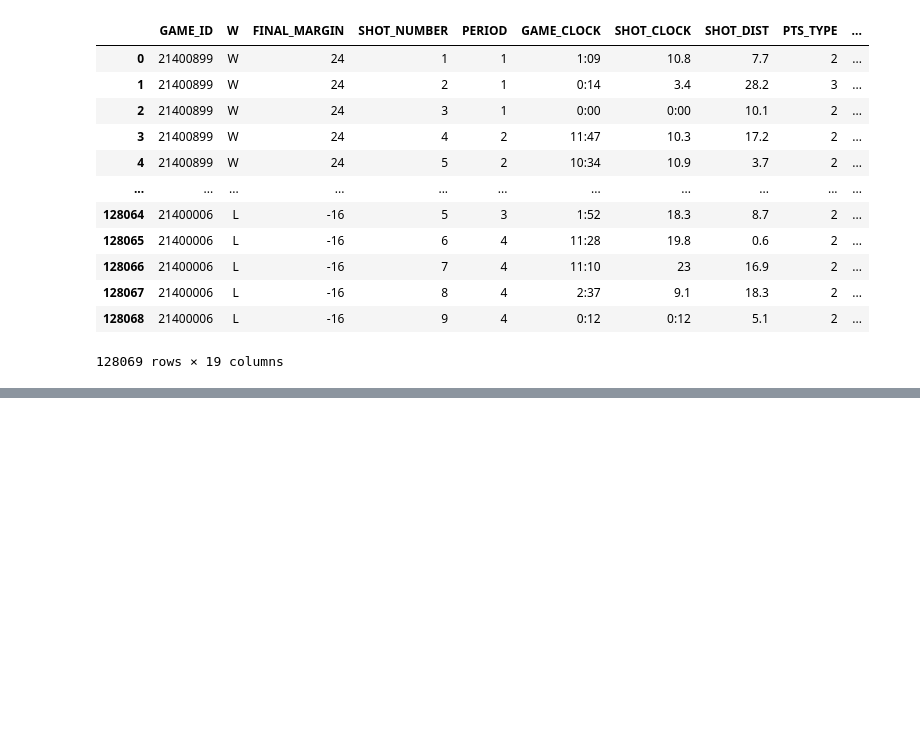
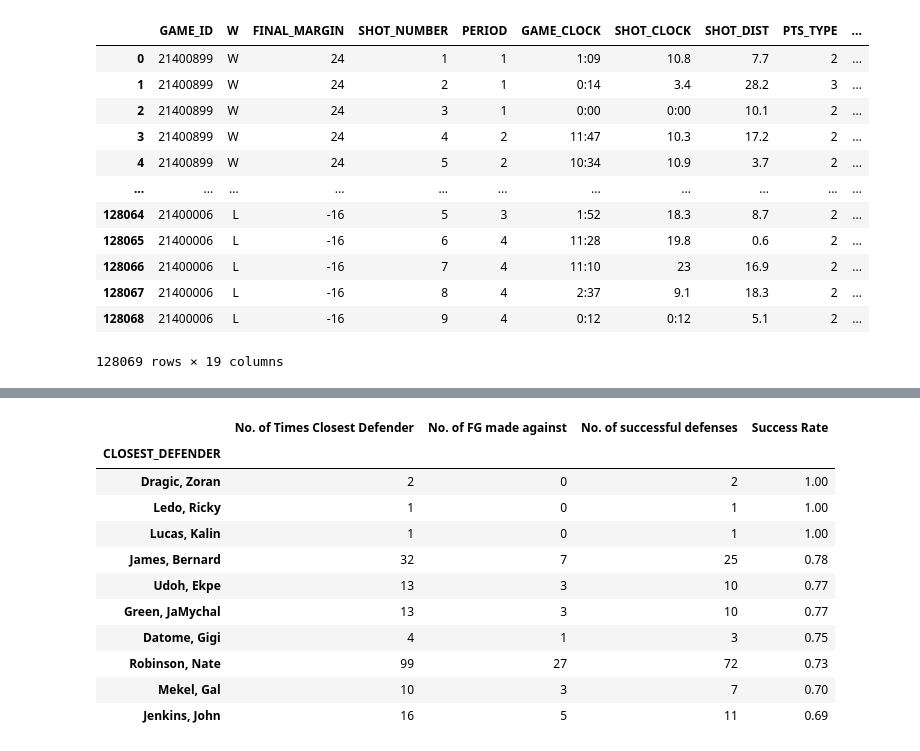
Before and after one commit to briennecole/NBA_Shot_Analysis, a Jupyter notebook: NBA_analysis_brienne.ipynb, the cells around one changed output, grey strips where cells are left out. Cells and saved outputs as stored; diff of their text form; code cells hidden in the pictures; blank space fills up the shorter version.

```diff
--- a/NBA_analysis_brienne.ipynb
+++ b/NBA_analysis_brienne.ipynb
@@ -195,0 +188,18 @@ defense_df
+# %%
+# Top Performing Defenders
+#Sort and display the top ten defensive players by % missed FG's as the closest defender.
+top_defense = defender_df.sort_values("Success Rate", ascending=False)
+top_defense.head(10)
+# %% [output]
+|  | No. of Times Closest Defender | No. of FG made against | No. of successful defenses | Success Rate |
+| CLOSEST_DEFENDER |  |  |  |  |
+| Dragic, Zoran | 2 | 0 | 2 | 1.00 |
+| Ledo, Ricky | 1 | 0 | 1 | 1.00 |
+| Lucas, Kalin | 1 | 0 | 1 | 1.00 |
+| James, Bernard | 32 | 7 | 25 | 0.78 |
+| Udoh, Ekpe | 13 | 3 | 10 | 0.77 |
+| Green, JaMychal | 13 | 3 | 10 | 0.77 |
+| Datome, Gigi | 4 | 1 | 3 | 0.75 |
+| Robinson, Nate | 99 | 27 | 72 | 0.73 |
+| Mekel, Gal | 10 | 3 | 7 | 0.70 |
+| Jenkins, John | 16 | 5 | 11 | 0.69 |
```
Also changed, not shown: parts of 9 cells of this notebook, 1 other file.
